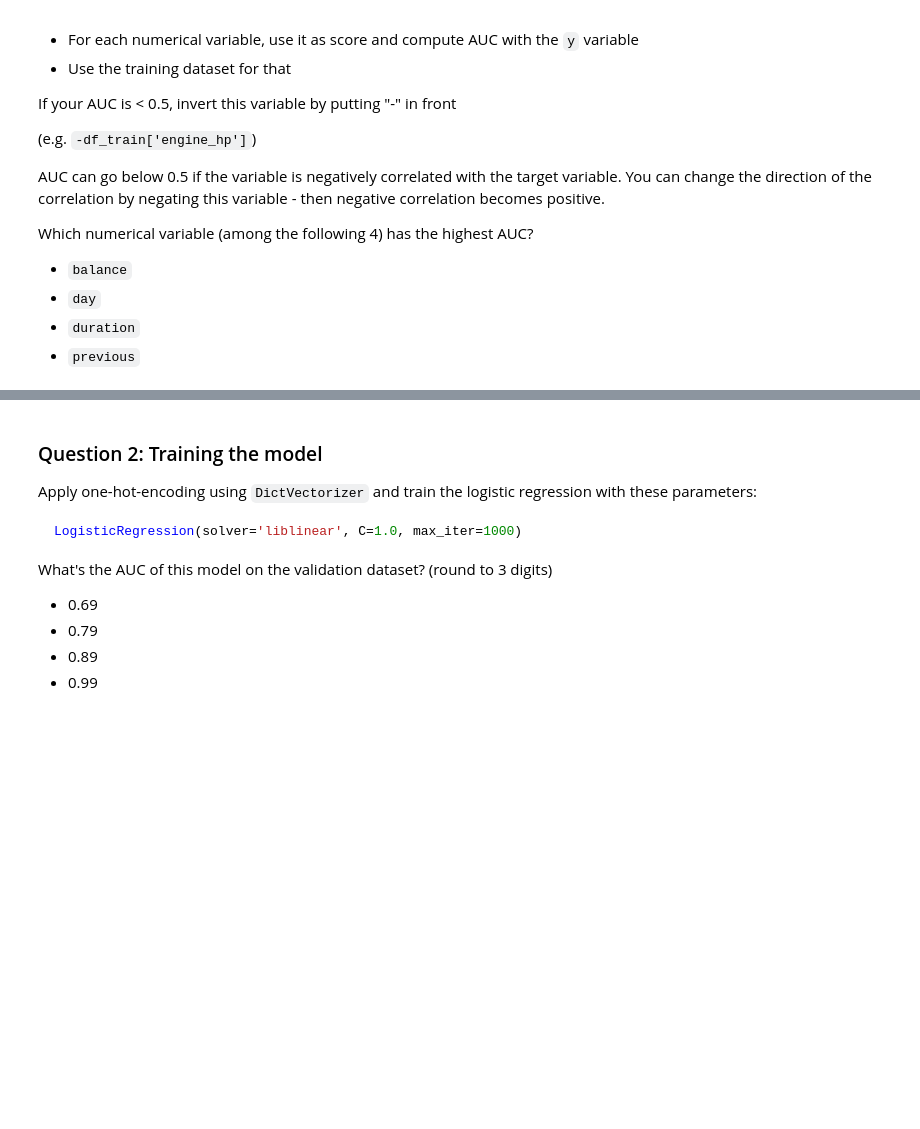
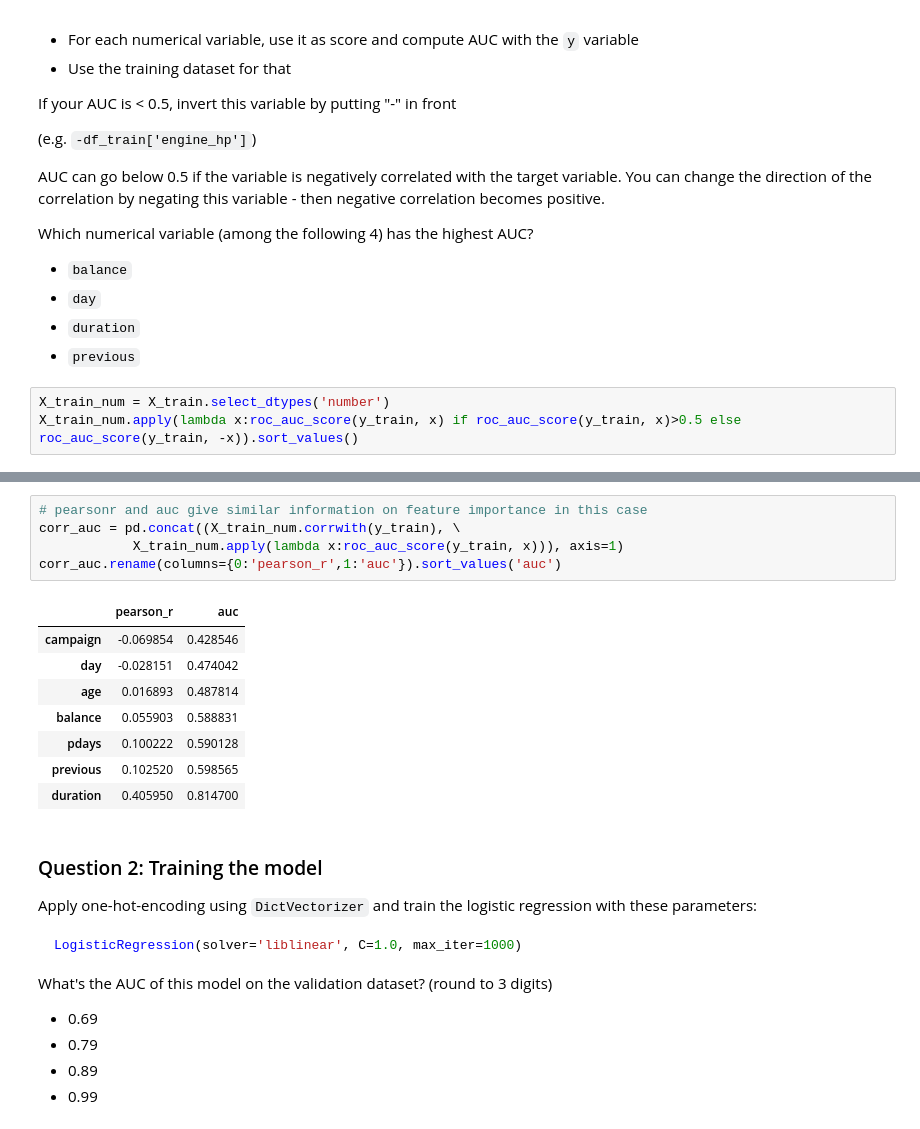
Before and after one commit to VolodymyrBil/project1_yanqing-song, a Jupyter notebook: 04-evaluation.ipynb, the cells around one changed output, grey strips where cells are left out. Drawn from its saved outputs; the diff is of its cells as text; blank space fills up the shorter version.

```diff
--- a/04-evaluation.ipynb
+++ b/04-evaluation.ipynb
@@ -64,3 +96,6 @@ Which numerical variable (among the following 4) has the highest AUC?
 - `day`
 - `duration`
 - `previous`
+# %%
+X_train_num = X_train.select_dtypes('number')
+X_train_num.apply(lambda x:roc_auc_score(y_train, x) if roc_auc_score(y_train, x)>0.5 else roc_auc_score(y_train, -x)).sort_values()
@@ -67,3 +111,17 @@ Which numerical variable (among the following 4) has the highest AUC?
+# %%
+# pearsonr and auc give similar information on feature importance in this case
+corr_auc = pd.concat((X_train_num.corrwith(y_train), \
+            X_train_num.apply(lambda x:roc_auc_score(y_train, x))), axis=1)
+corr_auc.rename(columns={0:'pearson_r',1:'auc'}).sort_values('auc')
+# %% [output]
+|  | pearson_r | auc |
+| campaign | -0.069854 | 0.428546 |
+| day | -0.028151 | 0.474042 |
+| age | 0.016893 | 0.487814 |
+| balance | 0.055903 | 0.588831 |
+| pdays | 0.100222 | 0.590128 |
+| previous | 0.102520 | 0.598565 |
+| duration | 0.405950 | 0.814700 |
 # %% [markdown]
 ### Question 2: Training the model
 
```
Also changed, not shown: parts of 12 cells of this notebook, 1 other file.
